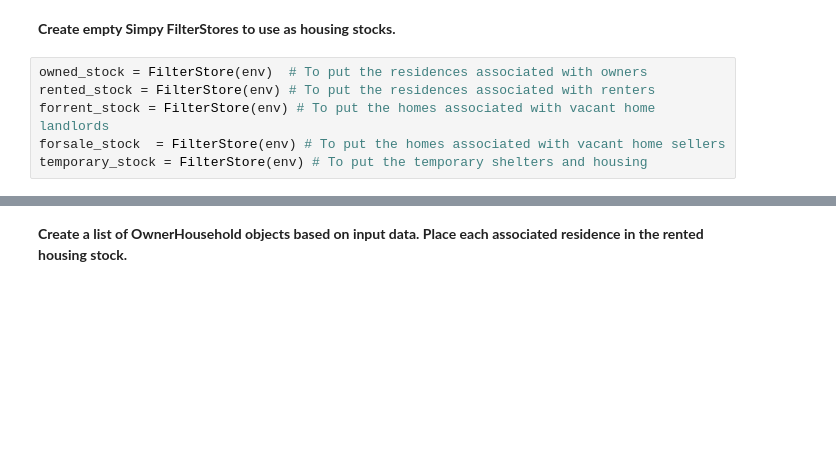
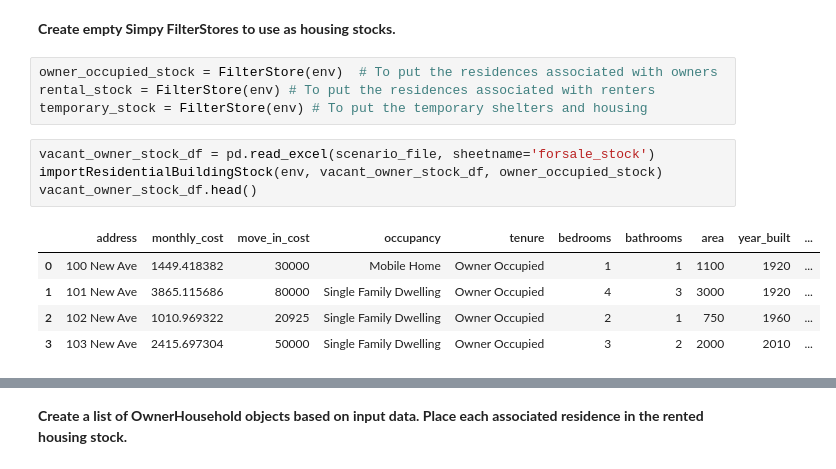
Before and after one commit to ostinkurniawan/DESaster, a Jupyter notebook: scenarios/desaster_application_template_10312017.ipynb, the cells around one changed output, grey strips where cells are left out. Cells and saved outputs as stored; diff of their text form; blank space fills up the shorter version.

```diff
--- a/scenarios/desaster_application_template_10312017.ipynb
+++ b/scenarios/desaster_application_template_10312017.ipynb
@@ -194,8 +191,16 @@ repair_stock = RepairVacantBuilding(env)
 # %% [markdown]
 __Create empty Simpy FilterStores to use as housing stocks.__
 # %%
-owned_stock = FilterStore(env)  # To put the residences associated with owners
-rented_stock = FilterStore(env) # To put the residences associated with renters
-forrent_stock = FilterStore(env) # To put the homes associated with vacant home landlords
-forsale_stock  = FilterStore(env) # To put the homes associated with vacant home sellers
+owner_occupied_stock = FilterStore(env)  # To put the residences associated with owners
+rental_stock = FilterStore(env) # To put the residences associated with renters
 temporary_stock = FilterStore(env) # To put the temporary shelters and housing
+# %%
+vacant_owner_stock_df = pd.read_excel(scenario_file, sheetname='forsale_stock')
+importResidentialBuildingStock(env, vacant_owner_stock_df, owner_occupied_stock)
+vacant_owner_stock_df.head()
+# %% [output]
+|  | address | monthly_cost | move_in_cost | occupancy | tenure | bedrooms | bathrooms | area | year_built | ... |
+| 0 | 100 New Ave | 1449.418382 | 30000 | Mobile Home | Owner Occupied | 1 | 1 | 1100 | 1920 | ... |
+| 1 | 101 New Ave | 3865.115686 | 80000 | Single Family Dwelling | Owner Occupied | 4 | 3 | 3000 | 1920 | ... |
+| 2 | 102 New Ave | 1010.969322 | 20925 | Single Family Dwelling | Owner Occupied | 2 | 1 | 750 | 1960 | ... |
+| 3 | 103 New Ave | 2415.697304 | 50000 | Single Family Dwelling | Owner Occupied | 3 | 2 | 2000 | 2010 | ... |
```
Also changed, not shown: parts of 41 cells of this notebook, 10 other files.
